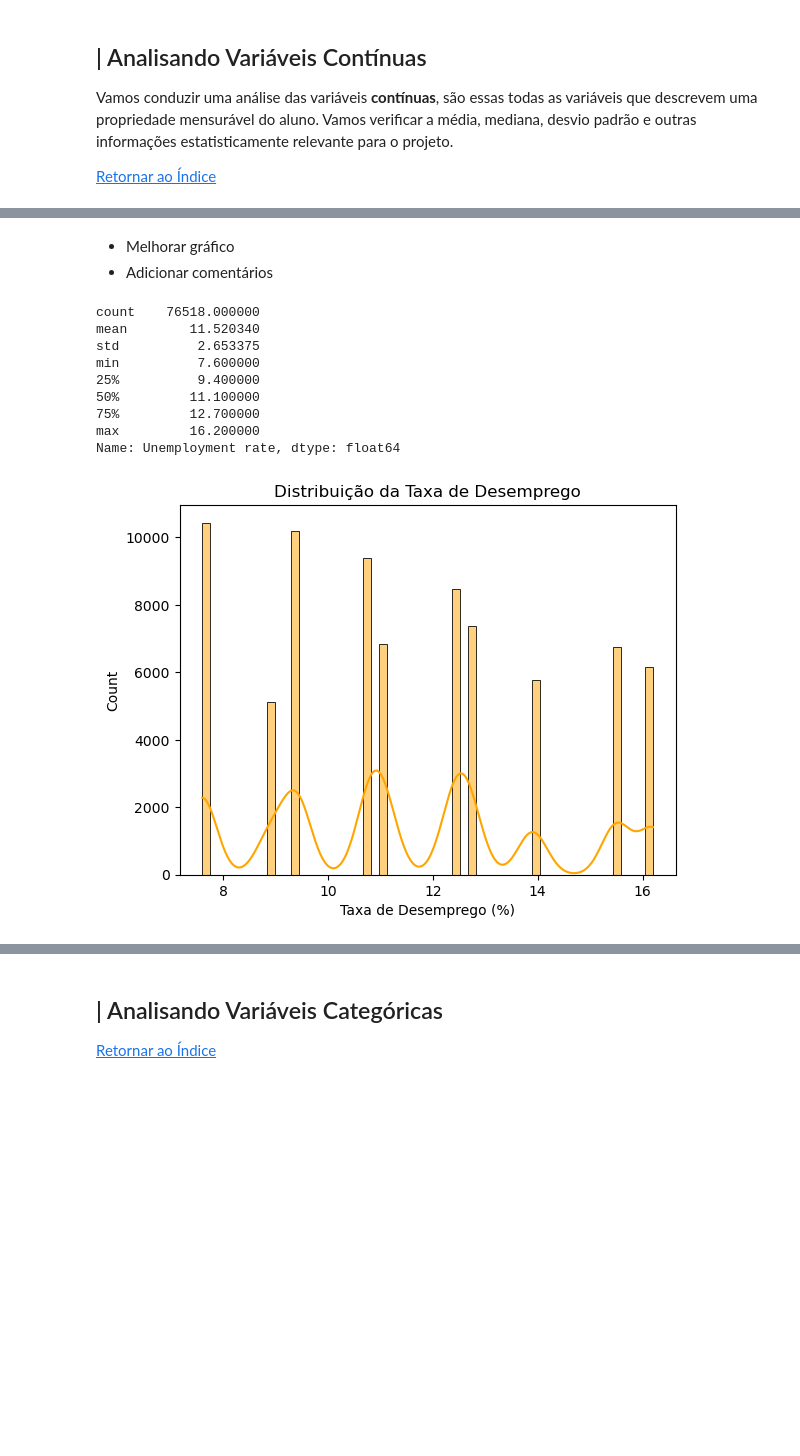
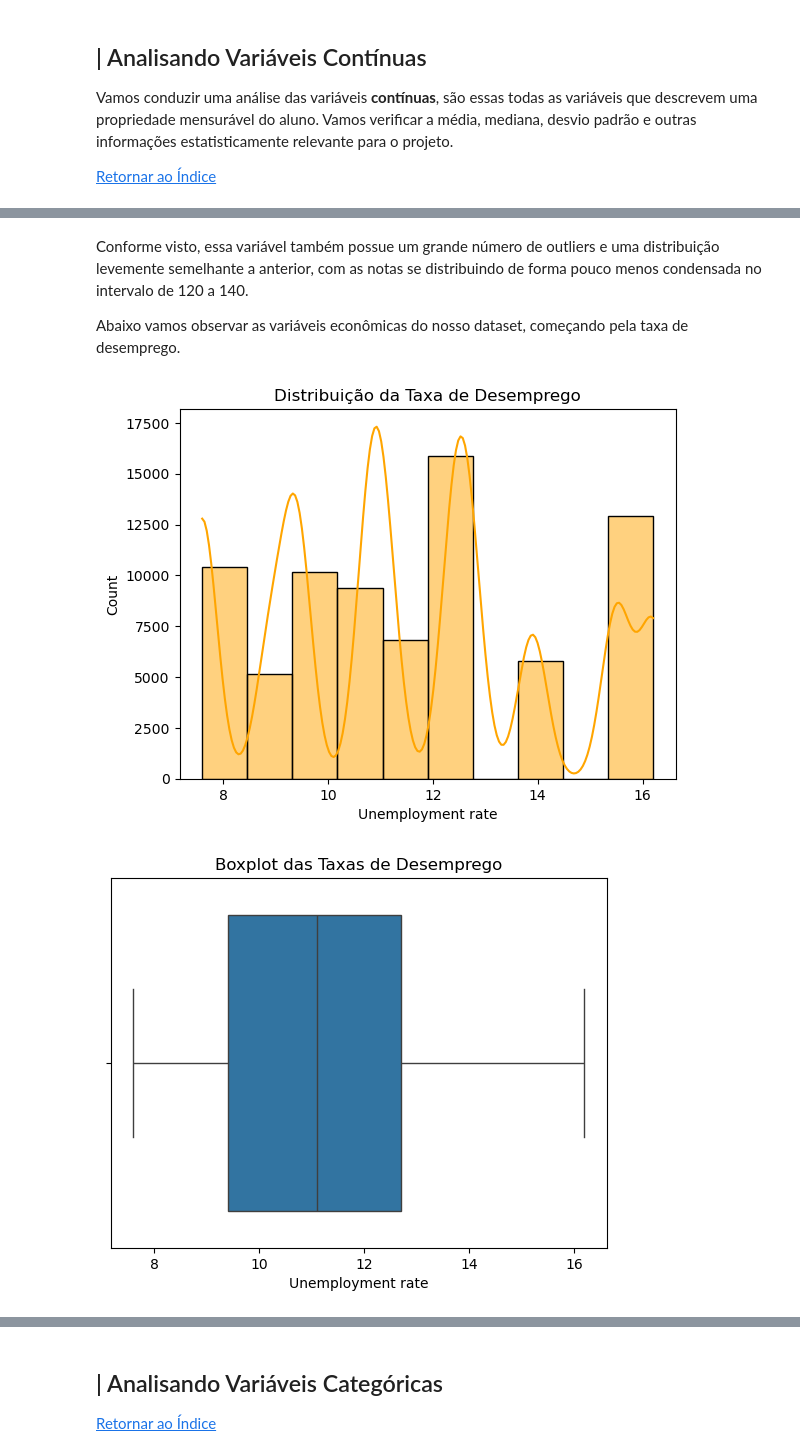
Before and after one commit to DuquePin/Final_Project_EBAC, a Jupyter notebook: notebooks/EDA.ipynb, the cells around one changed output, grey strips where cells are left out. Saved outputs shown, nothing was run; the diff lists cells and outputs as text; code cells hidden in the pictures; blank space fills up the shorter version.

```diff
--- a/notebooks/EDA.ipynb
+++ b/notebooks/EDA.ipynb
@@ -295,0 +296,35 @@ No entanto, vamos extender a nossa análise também para as seguintes variáveis
+# %%
+# Função para plotagem de histogramas de duas variáveis
+def plotar_histograma(coluna1, coluna2, titulo1, titulo2):
+    fig, axes = plt.subplots(ncols=2, sharey=True, figsize=(12, 6))
+
+    sns.histplot(df_exp[coluna1], kde=True, bins=10, ax=axes[0])
+    sns.histplot(df_exp[coluna2], kde=True, bins=10, ax=axes[1])
+
+    axes[0].set_title(titulo1)
+    axes[1].set_title(titulo2)
+
+    plt.tight_layout()
+    plt.show()
+
+# Função para plotagem de boxplots de duas variáveis
+def plotar_boxplot(coluna1, coluna2, titulo1, titulo2):
+    fig, axes = plt.subplots(ncols=2, sharey=True, figsize=(12, 6))
+    sns.boxplot(df_exp[coluna1], ax=axes[0])
+    sns.boxplot(df_exp[coluna2], ax=axes[1])
+
+    axes[0].set_title(titulo1)
+    axes[1].set_title(titulo2)
+
+    plt.tight_layout()
+    plt.show()
+
+# Função para plotagem de histograma e boxplot de uma única variáveis
+def plotar_hist_e_box(coluna, cor, titulo_hist, titulo_box):
+    sns.histplot(df_exp[coluna], kde=True, bins=10, color=cor)
+    plt.title(titulo_hist)
+    plt.show()
+
+    sns.boxplot(x=df_exp[coluna])
+    plt.title(titulo_box)
+    plt.show()
@@ -443,24 +516,12 @@ Name: Previous qualification (grade), dtype: float64
 # %% [markdown]
-- Melhorar gráfico
-- Adicionar comentários
+Conforme visto, essa variável também possue um grande número de outliers e uma distribuição levemente semelhante a anterior, com as notas se distribuindo de forma pouco menos condensada no intervalo de 120 a 140.
+
+
+Abaixo vamos observar as variáveis econômicas do nosso dataset, começando pela taxa de desemprego.
 # %%
-# Estatísticas descritivas
-print(df_exp['Unemployment rate'].describe())
-
-# Histograma para taxas de desemprego
-sns.histplot(df_exp['Unemployment rate'], kde=True, color='orange')
-plt.title('Distribuição da Taxa de Desemprego')
-plt.xlabel('Taxa de Desemprego (%)')
-plt.show()
+plotar_hist_e_box('Unemployment rate', 'orange',
+                  'Distribuição da Taxa de Desemprego', 'Boxplot das Taxas de Desemprego')
 # %% [output]
-count    76518.000000
-mean        11.520340
-std          2.653375
-min          7.600000
-25%          9.400000
-50%         11.100000
-75%         12.700000
-max         16.200000
-Name: Unemployment rate, dtype: float64
-[figure, old version]
+[figure, new version]
+[figure, added]
 # %% [markdown]
```
Also changed, not shown: parts of 41 cells of this notebook, 2 other files.
